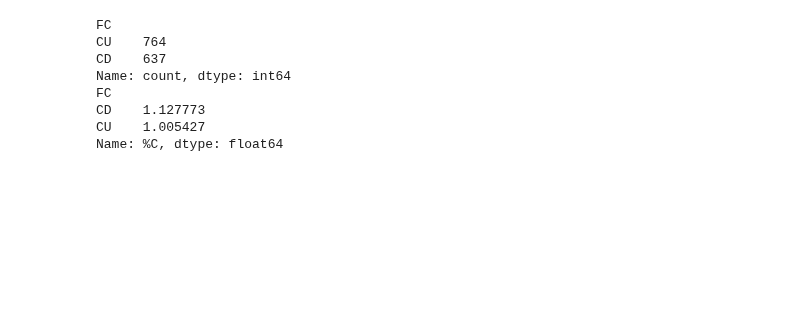
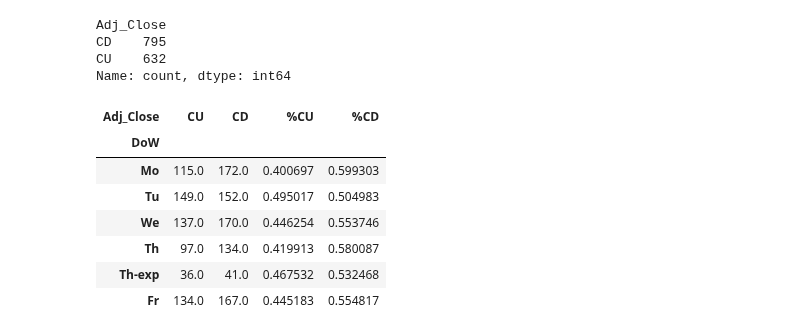
Before and after one commit to TrieuPH/python, a Jupyter notebook: Python/Data Analysis/Stock/derivatives_analysis.ipynb, the cells around one changed output. Saved outputs shown, nothing was run; the diff lists cells and outputs as text; code cells hidden in the pictures; blank space fills up the shorter version.

```diff
--- a/Python/Data Analysis/Stock/derivatives_analysis.ipynb
+++ b/Python/Data Analysis/Stock/derivatives_analysis.ipynb
@@ -136,16 +150,50 @@ Name: %O, dtype: float64
 # %%
 # Count number of CD and CU in df, excluding Th-exp
-df_excl_th = df[df['DoW'] != 'Th-exp']
-print(df_excl_th['FC'].value_counts())
-
-# calculate the average %C for CD and CU
-print(df_excl_th.groupby('FC')['%C'].mean())
+df_excl_th = df[df['DoW'] != (DoWExp + '-exp')]
+print(df_excl_th['Adj_Close'].value_counts())
 # %% [output]
-FC
-CU    764
-CD    637
+Adj_Close
+CD    795
+CU    632
 Name: count, dtype: int64
-FC
-CD    1.127773
-CU    1.005427
-Name: %C, dtype: float64
+# %%
+import pandas as pd
+
+# Assuming your dataframe is named "df"
+
+# Define the categories
+categories = ['CU', 'CD']
+
+# Create a pivot table to calculate the count
+pivot_df = pd.pivot_table(df, index='DoW', values='Adj_Open', columns='Adj_Close', aggfunc='count', fill_value=0)
+
+# Calculate the total count
+pivot_df['Total'] = pivot_df.sum(axis=1)
+
+# Calculate the percentages
+for category in categories:
+    pivot_df[f'%{category}'] = pivot_df[category] / pivot_df['Total']
+
+# Reorder the columns
+columns = categories + [f'%{category}' for category in categories] + ['Total']
+pivot_df = pivot_df.reindex(columns=columns)
+
+# Reindex the rows to match the desired order
+day_labels = ['Su', 'Mo', 'Tu', 'We', 'Th',(DoWExp + '-exp'), 'Fr', 'Sa']
+pivot_df = pivot_df.reindex(day_labels)
+
+# Drop Total column
+pivot_df.drop('Total', axis=1, inplace=True)
+
+pivot_df.dropna(inplace=True)
+
+pivot_df
+# %% [output]
+| Adj_Close | CU | CD | %CU | %CD |
+| DoW |  |  |  |  |
+| Mo | 115.0 | 172.0 | 0.400697 | 0.599303 |
+| Tu | 149.0 | 152.0 | 0.495017 | 0.504983 |
+| We | 137.0 | 170.0 | 0.446254 | 0.553746 |
+| Th | 97.0 | 134.0 | 0.419913 | 0.580087 |
+| Th-exp | 36.0 | 41.0 | 0.467532 | 0.532468 |
+| Fr | 134.0 | 167.0 | 0.445183 | 0.554817 |
```
Also changed, not shown: parts of 20 cells of this notebook, 2 other files.
